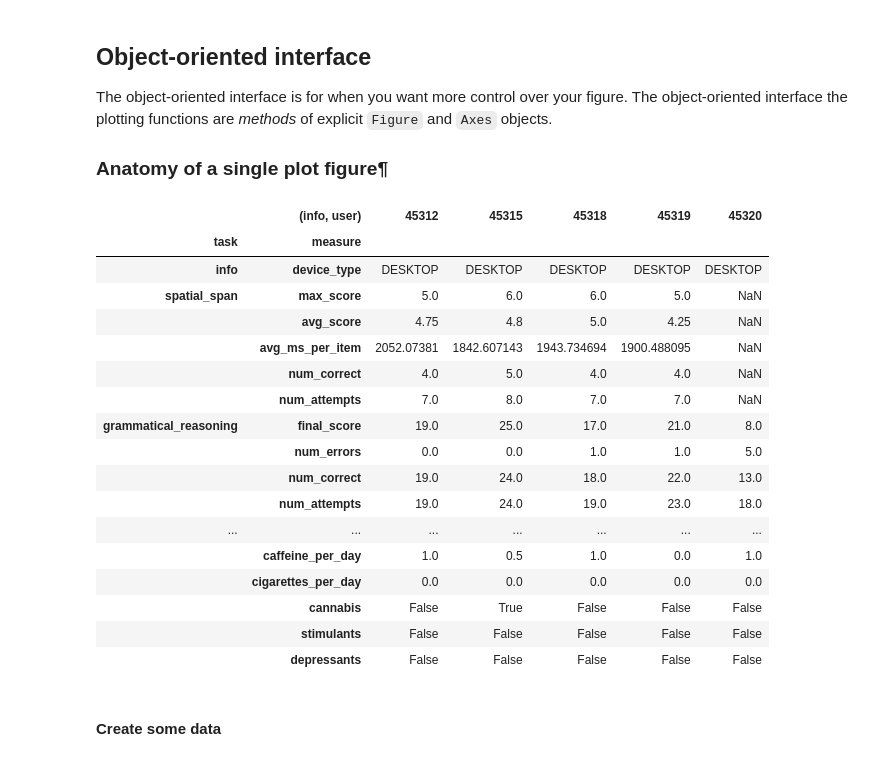
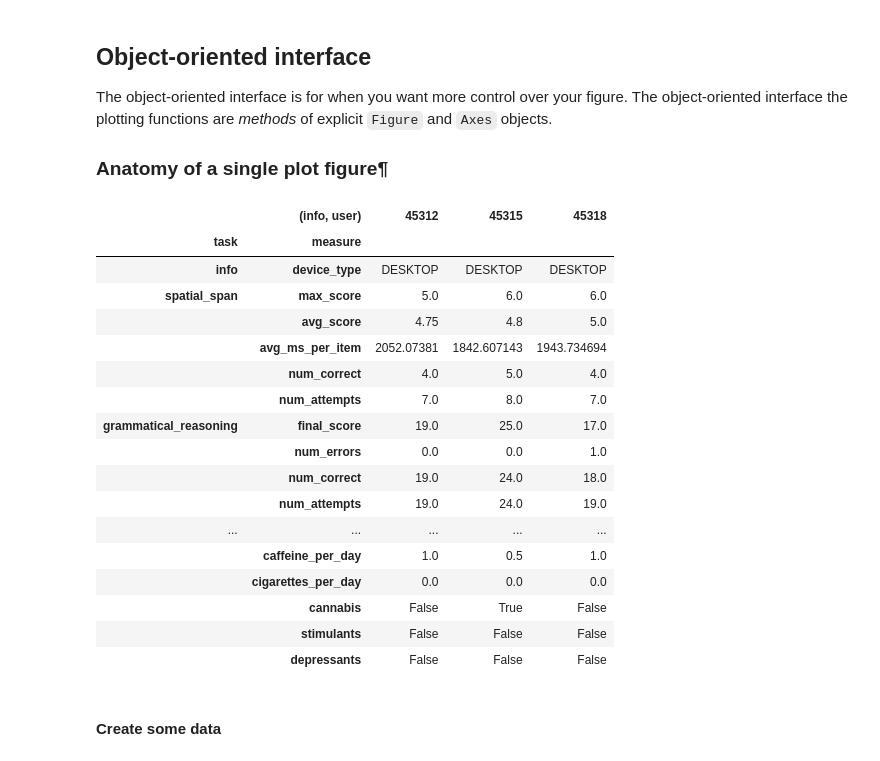
Before and after one commit to esoreq/SystemAI2022, a Jupyter notebook: _build/html/_sources/bootcamp/day_05/02_matplotlib_101.ipynb, the cells around one changed output. Drawn from its saved outputs; the diff is of its cells as text; code cells hidden in the pictures.

```diff
--- a/_build/html/_sources/bootcamp/day_05/02_matplotlib_101.ipynb
+++ b/_build/html/_sources/bootcamp/day_05/02_matplotlib_101.ipynb
@@ -24,26 +24,26 @@ The object-oriented interface the plotting functions are *methods* of explicit `
 
 ### Anatomy of a single plot figure¶
 # %%
-df.head().T
+df.head(3).T
 # %% [output]
-|  | (info, user) | 45312 | 45315 | 45318 | 45319 | 45320 |
-| task | measure |  |  |  |  |  |
-| info | device_type | DESKTOP | DESKTOP | DESKTOP | DESKTOP | DESKTOP |
-| spatial_span | max_score | 5.0 | 6.0 | 6.0 | 5.0 | NaN |
-|  | avg_score | 4.75 | 4.8 | 5.0 | 4.25 | NaN |
-|  | avg_ms_per_item | 2052.07381 | 1842.607143 | 1943.734694 | 1900.488095 | NaN |
-|  | num_correct | 4.0 | 5.0 | 4.0 | 4.0 | NaN |
-|  | num_attempts | 7.0 | 8.0 | 7.0 | 7.0 | NaN |
-| grammatical_reasoning | final_score | 19.0 | 25.0 | 17.0 | 21.0 | 8.0 |
-|  | num_errors | 0.0 | 0.0 | 1.0 | 1.0 | 5.0 |
-|  | num_correct | 19.0 | 24.0 | 18.0 | 22.0 | 13.0 |
-|  | num_attempts | 19.0 | 24.0 | 19.0 | 23.0 | 18.0 |
-| ... | ... | ... | ... | ... | ... | ... |
-|  | caffeine_per_day | 1.0 | 0.5 | 1.0 | 0.0 | 1.0 |
-|  | cigarettes_per_day | 0.0 | 0.0 | 0.0 | 0.0 | 0.0 |
-|  | cannabis | False | True | False | False | False |
-|  | stimulants | False | False | False | False | False |
-|  | depressants | False | False | False | False | False |
+|  | (info, user) | 45312 | 45315 | 45318 |
+| task | measure |  |  |  |
+| info | device_type | DESKTOP | DESKTOP | DESKTOP |
+| spatial_span | max_score | 5.0 | 6.0 | 6.0 |
+|  | avg_score | 4.75 | 4.8 | 5.0 |
+|  | avg_ms_per_item | 2052.07381 | 1842.607143 | 1943.734694 |
+|  | num_correct | 4.0 | 5.0 | 4.0 |
+|  | num_attempts | 7.0 | 8.0 | 7.0 |
+| grammatical_reasoning | final_score | 19.0 | 25.0 | 17.0 |
+|  | num_errors | 0.0 | 0.0 | 1.0 |
+|  | num_correct | 19.0 | 24.0 | 18.0 |
+|  | num_attempts | 19.0 | 24.0 | 19.0 |
+| ... | ... | ... | ... | ... |
+|  | caffeine_per_day | 1.0 | 0.5 | 1.0 |
+|  | cigarettes_per_day | 0.0 | 0.0 | 0.0 |
+|  | cannabis | False | True | False |
+|  | stimulants | False | False | False |
+|  | depressants | False | False | False |
 # %% [markdown]
 #### Create some data
 # %%
```
Also changed, not shown: parts of 2 cells of this notebook, 21 other files.
